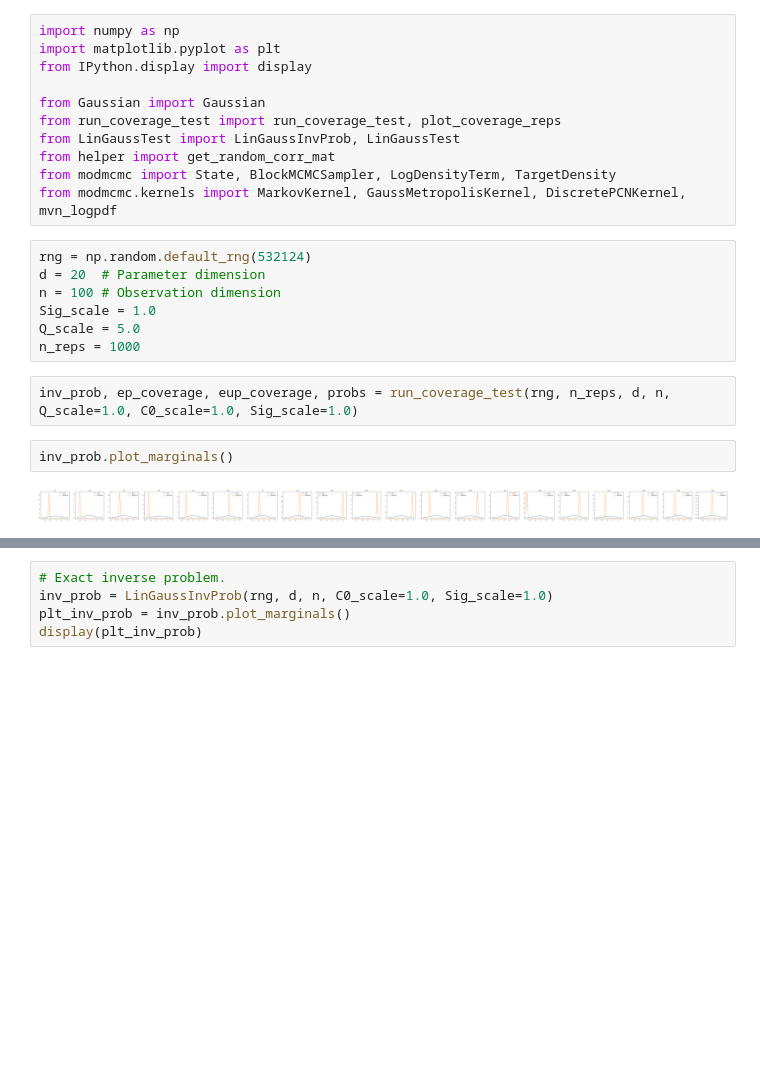
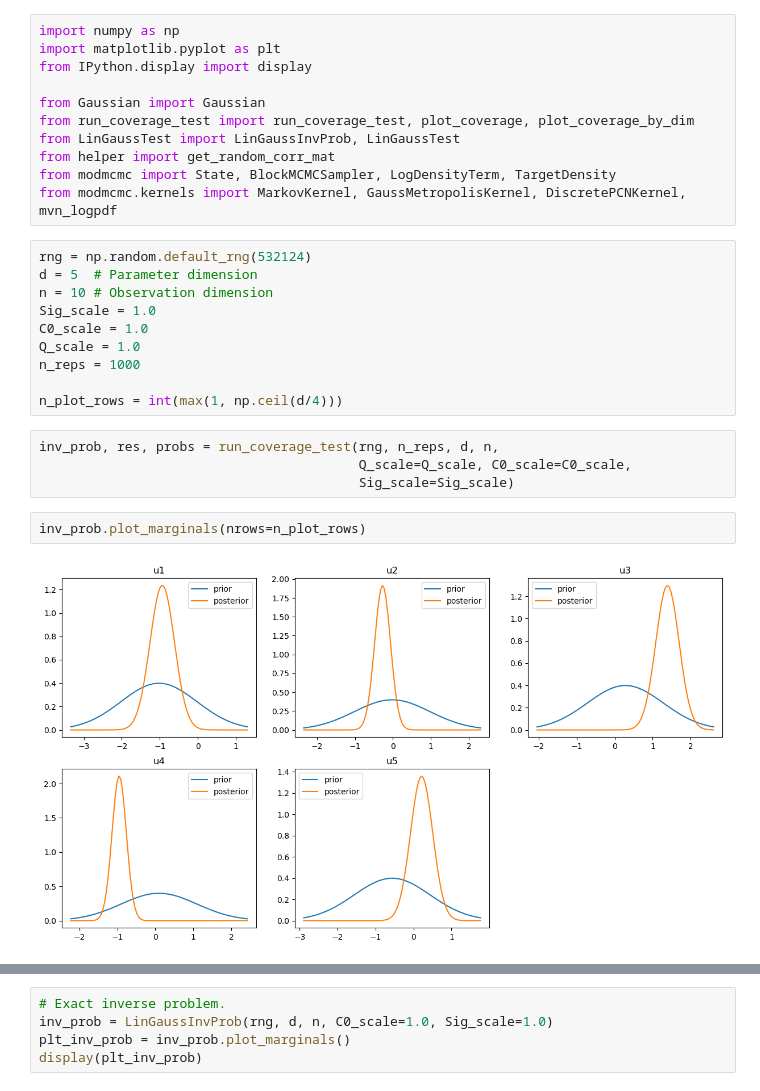
Before and after one commit to arob5/Bayesian-inference-with-surrogates, a Jupyter notebook: experiments/linear_Gaussian/linear_Gaussian_experiment.ipynb, the cells around one changed output, grey strips where cells are left out. Saved outputs shown, nothing was run; the diff lists cells and outputs as text; blank space fills up the shorter version.

```diff
--- a/experiments/linear_Gaussian/linear_Gaussian_experiment.ipynb
+++ b/experiments/linear_Gaussian/linear_Gaussian_experiment.ipynb
@@ -4,21 +4,26 @@ import matplotlib.pyplot as plt
 from IPython.display import display
 
 from Gaussian import Gaussian
-from run_coverage_test import run_coverage_test, plot_coverage_reps
+from run_coverage_test import run_coverage_test, plot_coverage, plot_coverage_by_dim
 from LinGaussTest import LinGaussInvProb, LinGaussTest
 from helper import get_random_corr_mat
 from modmcmc import State, BlockMCMCSampler, LogDensityTerm, TargetDensity
 from modmcmc.kernels import MarkovKernel, GaussMetropolisKernel, DiscretePCNKernel, mvn_logpdf
 # %%
 rng = np.random.default_rng(532124)
-d = 20  # Parameter dimension
-n = 100 # Observation dimension
+d = 5  # Parameter dimension
+n = 10 # Observation dimension
 Sig_scale = 1.0
-Q_scale = 5.0
+C0_scale = 1.0
+Q_scale = 1.0
 n_reps = 1000
+
+n_plot_rows = int(max(1, np.ceil(d/4)))
 # %%
-inv_prob, ep_coverage, eup_coverage, probs = run_coverage_test(rng, n_reps, d, n, Q_scale=1.0, C0_scale=1.0, Sig_scale=1.0)
+inv_prob, res, probs = run_coverage_test(rng, n_reps, d, n,
+                                         Q_scale=Q_scale, C0_scale=C0_scale,
+                                         Sig_scale=Sig_scale)
 # %%
-inv_prob.plot_marginals()
+inv_prob.plot_marginals(nrows=n_plot_rows)
 # %% [output]
-[figure, old version]
+[figure, new version]
```
Also changed, not shown: parts of 3 cells of this notebook, 4 other files.
